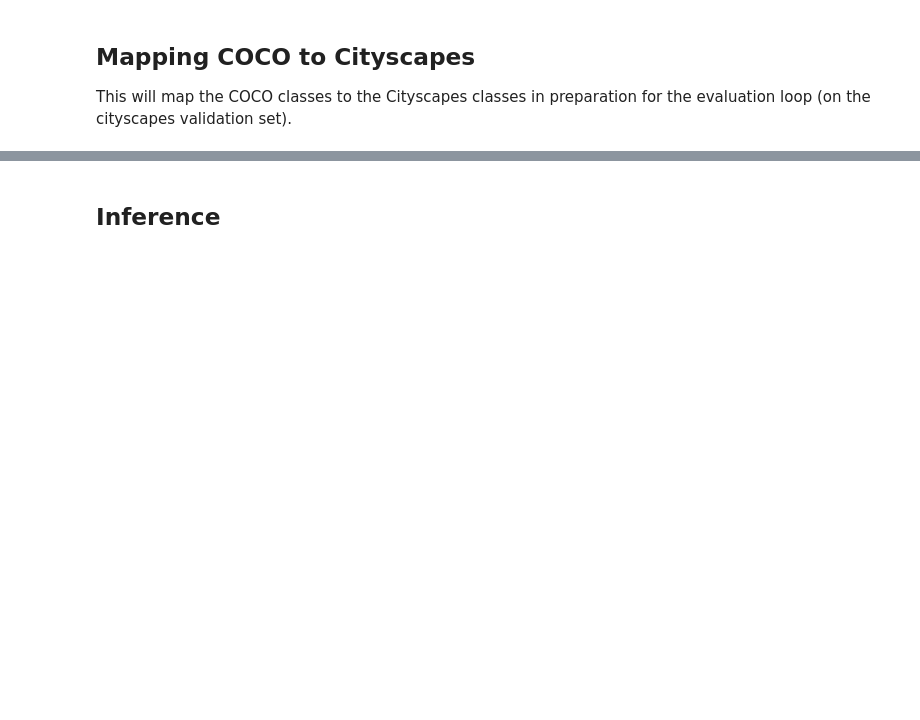
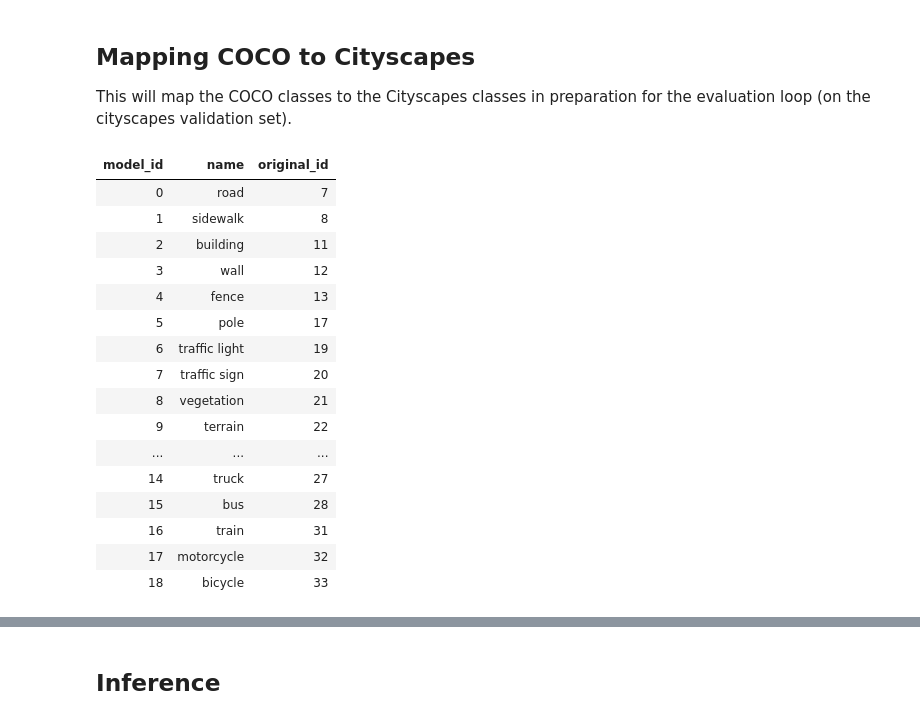
Before and after one commit to ChiaraApolito/MaskArchitectureAnomaly_CourseProject, a Jupyter notebook: eomt/inference.ipynb, the cells around one changed output, grey strips where cells are left out. Saved outputs shown, nothing was run; the diff lists cells and outputs as text; code cells hidden in the pictures; blank space fills up the shorter version.

```diff
--- a/eomt/inference.ipynb
+++ b/eomt/inference.ipynb
@@ -395,0 +380,35 @@ if not EVAL_SINGLE:
+# %%
+import pandas as pd
+from torchvision.datasets import Cityscapes
+
+rows = []
+
+for cls in Cityscapes.classes:
+    if not cls.ignore_in_eval:
+        rows.append({
+            "model_id": cls.train_id,
+            "name": cls.name,
+            "original_id": cls.id
+        })
+
+df_cs = pd.DataFrame(rows).sort_values("model_id")
+
+df_cs.style.hide(axis="index")
+# %% [output]
+| model_id | name | original_id |
+| 0 | road | 7 |
+| 1 | sidewalk | 8 |
+| 2 | building | 11 |
+| 3 | wall | 12 |
+| 4 | fence | 13 |
+| 5 | pole | 17 |
+| 6 | traffic light | 19 |
+| 7 | traffic sign | 20 |
+| 8 | vegetation | 21 |
+| 9 | terrain | 22 |
+| ... | ... | ... |
+| 14 | truck | 27 |
+| 15 | bus | 28 |
+| 16 | train | 31 |
+| 17 | motorcycle | 32 |
+| 18 | bicycle | 33 |
```
Also changed, not shown: parts of 5 cells of this notebook.
